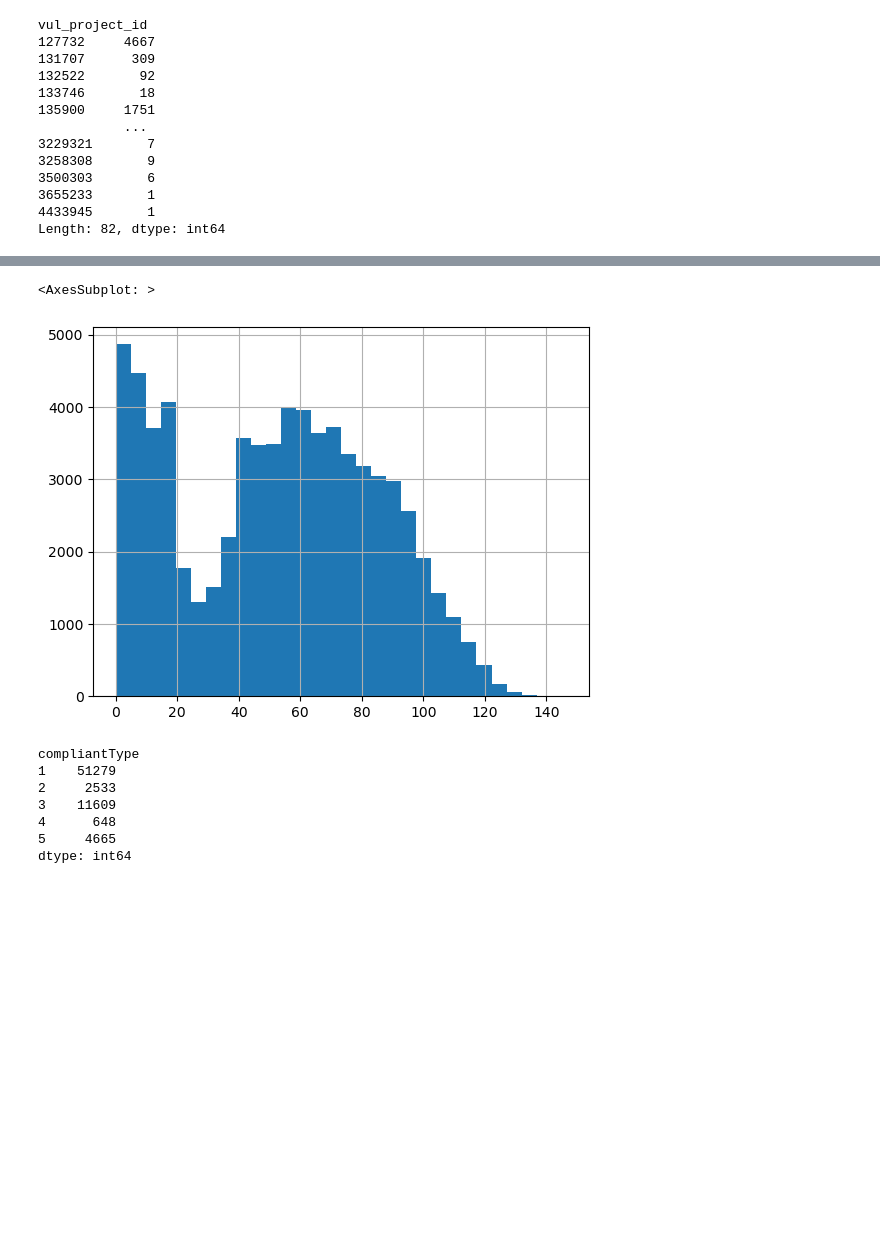
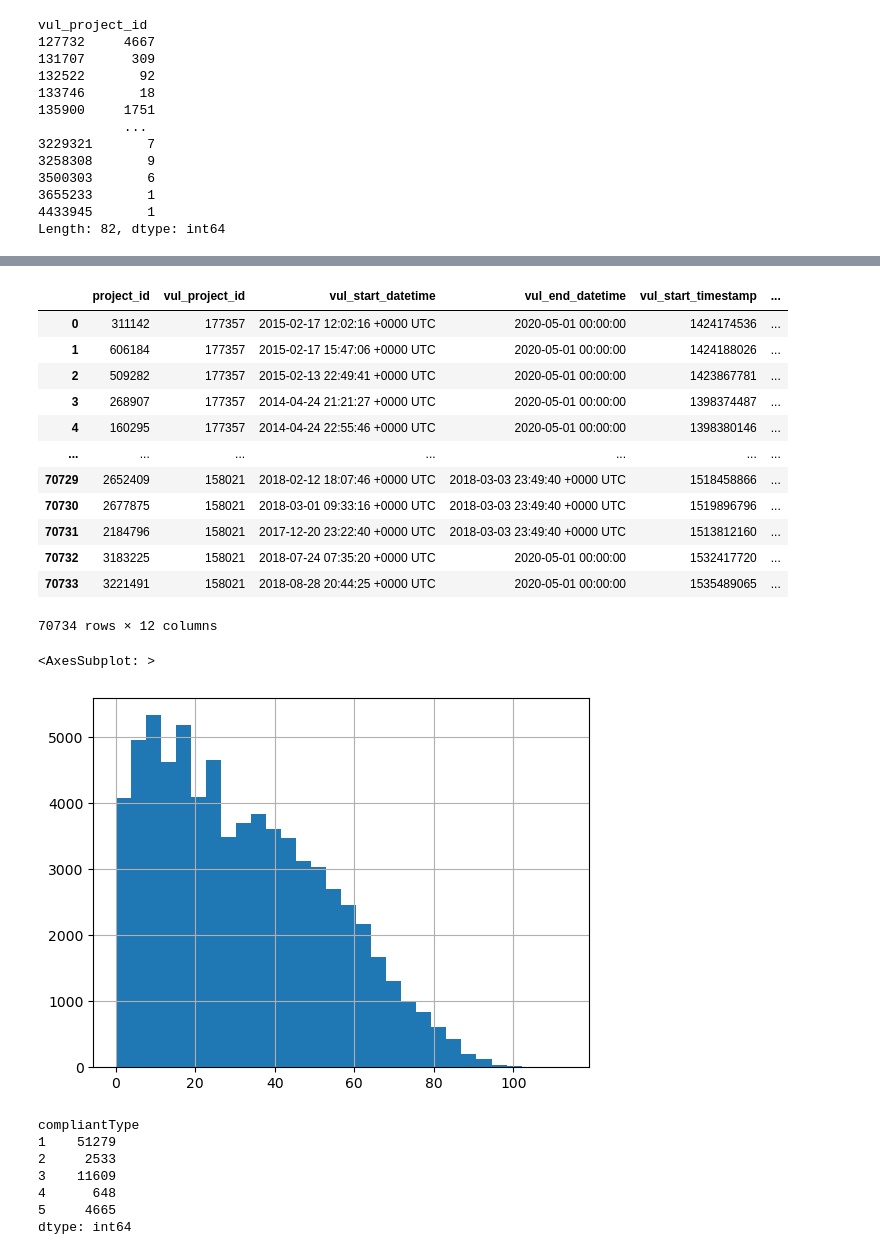
Before and after one commit to yamoyamoto/lib_network_research, a Jupyter notebook: analyzer/exprore_npm_vul_analyze_data.ipynb, the cells around one changed output, grey strips where cells are left out. Saved outputs shown, nothing was run; the diff lists cells and outputs as text; code cells hidden in the pictures; blank space fills up the shorter version.

```diff
--- a/analyzer/exprore_npm_vul_analyze_data.ipynb
+++ b/analyzer/exprore_npm_vul_analyze_data.ipynb
@@ -72,8 +56,29 @@ vul_data.query('compliantType == 2 and vul_end_timestamp < 1674091000').loc[:,["
+# %%
+vul_end_last_datetime = datetime.datetime(2020, 5, 1, 0, 0, 0, 0)
+
+vul_data["vul_end_datetime"] = vul_data["vul_end_datetime"].where(vul_data["vul_end_timestamp"] < 1674091000, vul_end_last_datetime.strftime('%Y-%m-%d %H:%M:%S'))
+vul_data["vul_end_timestamp"] = vul_data["vul_end_timestamp"].where(vul_data["vul_end_timestamp"] < 1674091000, vul_end_last_datetime.timestamp())
+vul_data["vul_months"] = (vul_data["vul_end_timestamp"] - vul_data["vul_start_timestamp"]) / (3600 * 24 * 30)
+vul_data
+# %% [output]
+|  | project_id | vul_project_id | vul_start_datetime | vul_end_datetime | vul_start_timestamp | ... |
+| 0 | 311142 | 177357 | 2015-02-17 12:02:16 +0000 UTC | 2020-05-01 00:00:00 | 1424174536 | ... |
+| 1 | 606184 | 177357 | 2015-02-17 15:47:06 +0000 UTC | 2020-05-01 00:00:00 | 1424188026 | ... |
+| 2 | 509282 | 177357 | 2015-02-13 22:49:41 +0000 UTC | 2020-05-01 00:00:00 | 1423867781 | ... |
+| 3 | 268907 | 177357 | 2014-04-24 21:21:27 +0000 UTC | 2020-05-01 00:00:00 | 1398374487 | ... |
+| 4 | 160295 | 177357 | 2014-04-24 22:55:46 +0000 UTC | 2020-05-01 00:00:00 | 1398380146 | ... |
+| ... | ... | ... | ... | ... | ... | ... |
+| 70729 | 2652409 | 158021 | 2018-02-12 18:07:46 +0000 UTC | 2018-03-03 23:49:40 +0000 UTC | 1518458866 | ... |
+| 70730 | 2677875 | 158021 | 2018-03-01 09:33:16 +0000 UTC | 2018-03-03 23:49:40 +0000 UTC | 1519896796 | ... |
+| 70731 | 2184796 | 158021 | 2017-12-20 23:22:40 +0000 UTC | 2018-03-03 23:49:40 +0000 UTC | 1513812160 | ... |
+| 70732 | 3183225 | 158021 | 2018-07-24 07:35:20 +0000 UTC | 2020-05-01 00:00:00 | 1532417720 | ... |
+| 70733 | 3221491 | 158021 | 2018-08-28 20:44:25 +0000 UTC | 2020-05-01 00:00:00 | 1535489065 | ... |
+70734 rows × 12 columns
 # %%
 vul_data["vul_months"].hist(bins=30)
 # %% [output]
 <AxesSubplot: >
-[figure, old version]
+[figure, new version]
 # %%
 vul_data.groupby("compliantType").size()
 # %% [output]
```
Also changed, not shown: parts of 20 cells of this notebook.
